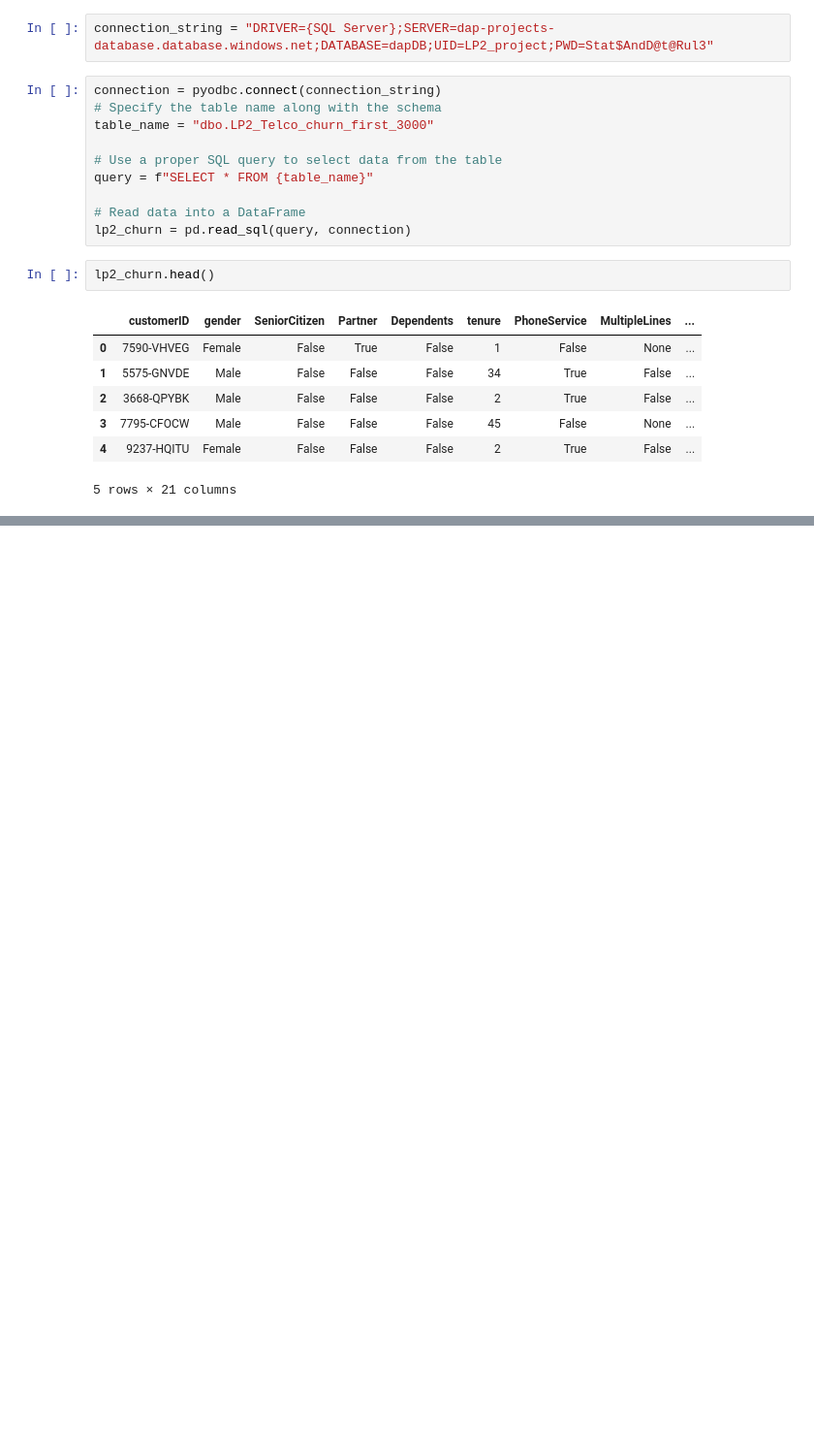
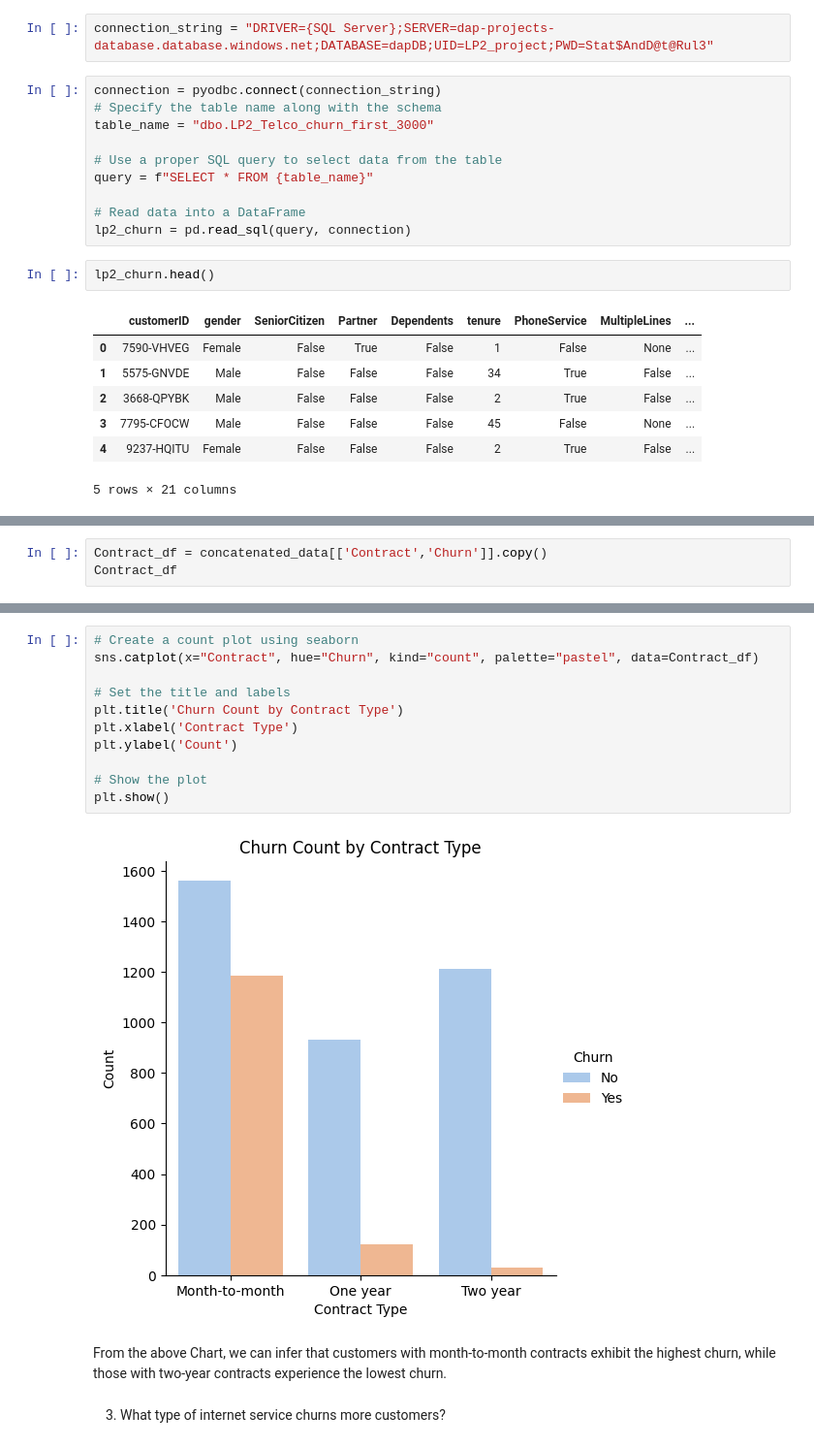
Before and after one commit to CODE-MUCHIRA/Customer-Churn-Prediction, a Jupyter notebook: LP2 notebook.ipynb, the cells around one changed output, grey strips where cells are left out. Shown at 97% size. Cells and saved outputs as stored; diff of their text form; blank space fills up the shorter version.

```diff
--- a/LP2 notebook.ipynb
+++ b/LP2 notebook.ipynb
@@ -43,0 +505,3 @@ lp2_churn.head()
+# %%
+Contract_df = concatenated_data[['Contract','Churn']].copy()
+Contract_df
@@ -43,0 +531,17 @@ lp2_churn.head()
+# %%
+# Create a count plot using seaborn
+sns.catplot(x="Contract", hue="Churn", kind="count", palette="pastel", data=Contract_df)
+
+# Set the title and labels
+plt.title('Churn Count by Contract Type')
+plt.xlabel('Contract Type')
+plt.ylabel('Count')
+
+# Show the plot
+plt.show()
+# %% [output]
+[figure, added]
+# %% [markdown]
+From the above Chart, we can infer that customers with month-to-month contracts exhibit the highest churn, while those with two-year contracts experience the lowest churn.
+# %% [markdown]
+3. What type of internet service churns more customers?
```
Also changed, not shown: parts of 64 cells of this notebook, 1 other file.
